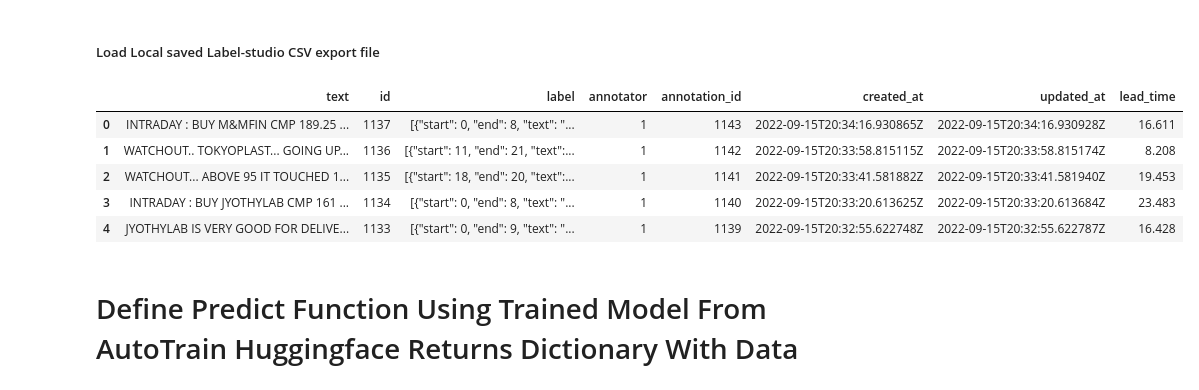
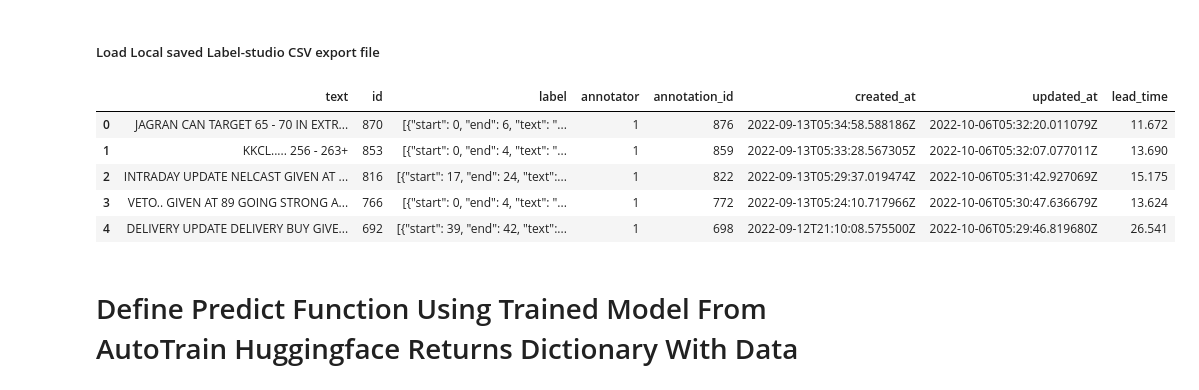
Before and after one commit to hemangjoshi37a/TelegramTradeMsgBacktestML, a Jupyter notebook: label_studio_to_Hggingface_autoTrain_dataset _convert_token_classification_named_entity_recongnition.ipynb, the cells around one changed output. Drawn from its saved outputs; the diff is of its cells as text; code cells hidden in the pictures.

```diff
--- a/label_studio_to_Hggingface_autoTrain_dataset _convert_token_classification_named_entity_recongnition.ipynb
+++ b/label_studio_to_Hggingface_autoTrain_dataset _convert_token_classification_named_entity_recongnition.ipynb
@@ -28,15 +29,16 @@ import telegramAuth
 # %%
 # pip install joblib
 # %%
-csv_import = pd.read_csv('./project-1-at-2022-09-19-18-31-ecd4d830.csv')
+csv_import = pd.read_csv('./project-1-at-2022-10-06-05-35-9f232119.csv')
+# csv_import
 csv_import.head()
 # %% [output]
 |  | text | id | label | annotator | annotation_id | created_at | updated_at | lead_time |
-| 0 | INTRADAY : BUY M&MFIN CMP 189.25 ... | 1137 | [{"start": 0, "end": 8, "text": "... | 1 | 1143 | 2022-09-15T20:34:16.930865Z | 2022-09-15T20:34:16.930928Z | 16.611 |
-| 1 | WATCHOUT.. TOKYOPLAST... GOING UP... | 1136 | [{"start": 11, "end": 21, "text":... | 1 | 1142 | 2022-09-15T20:33:58.815115Z | 2022-09-15T20:33:58.815174Z | 8.208 |
-| 2 | WATCHOUT... ABOVE 95 IT TOUCHED 1... | 1135 | [{"start": 18, "end": 20, "text":... | 1 | 1141 | 2022-09-15T20:33:41.581882Z | 2022-09-15T20:33:41.581940Z | 19.453 |
-| 3 | INTRADAY : BUY JYOTHYLAB CMP 161 ... | 1134 | [{"start": 0, "end": 8, "text": "... | 1 | 1140 | 2022-09-15T20:33:20.613625Z | 2022-09-15T20:33:20.613684Z | 23.483 |
-| 4 | JYOTHYLAB IS VERY GOOD FOR DELIVE... | 1133 | [{"start": 0, "end": 9, "text": "... | 1 | 1139 | 2022-09-15T20:32:55.622748Z | 2022-09-15T20:32:55.622787Z | 16.428 |
+| 0 | JAGRAN CAN TARGET 65 - 70 IN EXTR... | 870 | [{"start": 0, "end": 6, "text": "... | 1 | 876 | 2022-09-13T05:34:58.588186Z | 2022-10-06T05:32:20.011079Z | 11.672 |
+| 1 | KKCL..... 256 - 263+ | 853 | [{"start": 0, "end": 4, "text": "... | 1 | 859 | 2022-09-13T05:33:28.567305Z | 2022-10-06T05:32:07.077011Z | 13.690 |
+| 2 | INTRADAY UPDATE NELCAST GIVEN AT ... | 816 | [{"start": 17, "end": 24, "text":... | 1 | 822 | 2022-09-13T05:29:37.019474Z | 2022-10-06T05:31:42.927069Z | 15.175 |
+| 3 | VETO.. GIVEN AT 89 GOING STRONG A... | 766 | [{"start": 0, "end": 4, "text": "... | 1 | 772 | 2022-09-13T05:24:10.717966Z | 2022-10-06T05:30:47.636679Z | 13.624 |
+| 4 | DELIVERY UPDATE DELIVERY BUY GIVE... | 692 | [{"start": 39, "end": 42, "text":... | 1 | 698 | 2022-09-12T21:10:08.575500Z | 2022-10-06T05:29:46.819680Z | 26.541 |
 # %%
 # convert_label_studio_to_hngFace_autoTrain_dataset(csv_import)
 # %%
```
Also changed, not shown: parts of 34 cells of this notebook, 5 other files.
